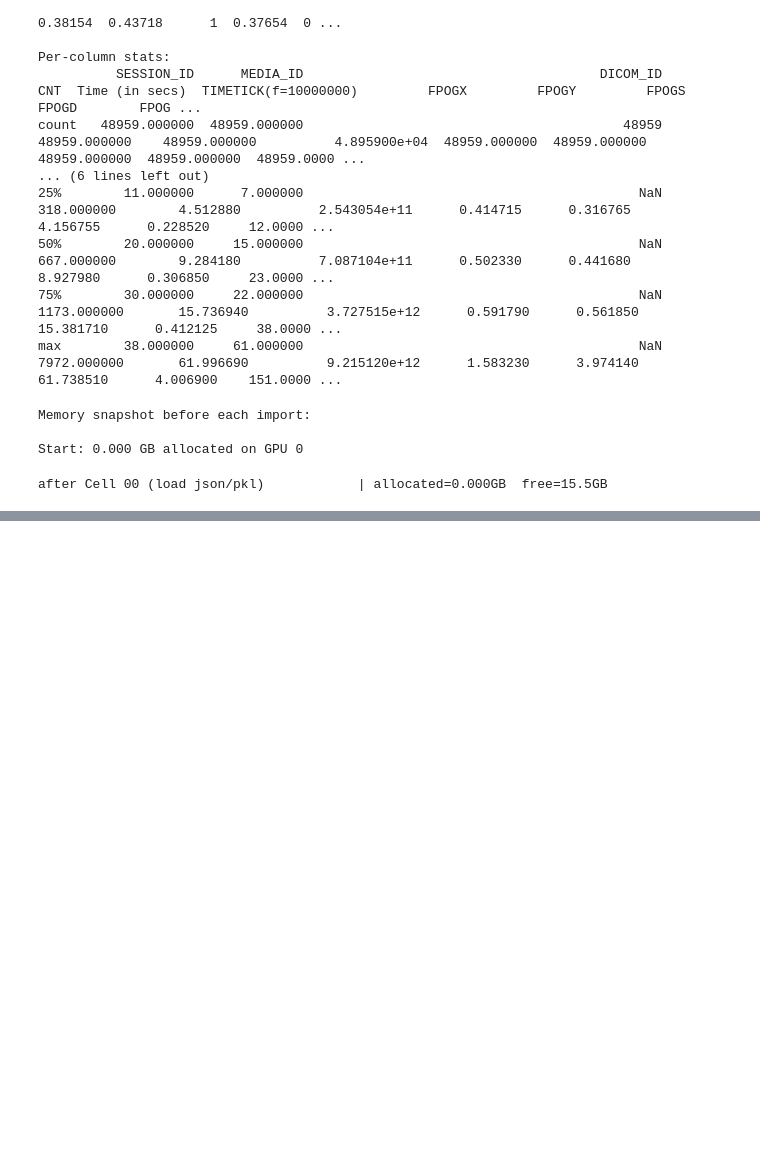
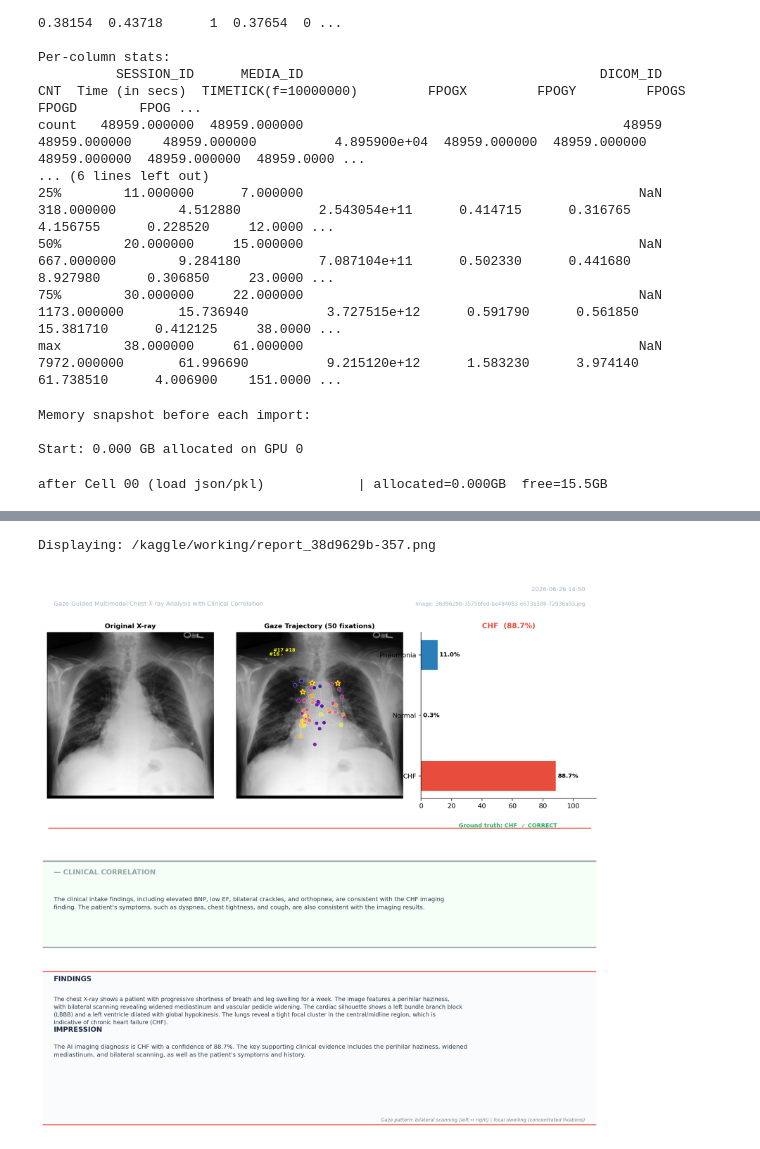
Before and after one commit to vdadithya2002/Internship, a Jupyter notebook: report-generation.ipynb, the cells around one changed output, grey strips where cells are left out. Drawn from its saved outputs; the diff is of its cells as text; code cells hidden in the pictures; blank space fills up the shorter version.

```diff
--- a/report-generation.ipynb
+++ b/report-generation.ipynb
@@ -1336,0 +1318,18 @@ result = run_full_report(image_index=0, clinical_intake=pneumonia_intake)
+# %%
+# Force-display the generated PNG file directly in the notebook
+from IPython.display import Image, display
+import os
+
+# Get the last generated report from your working directory
+working_dir = "/kaggle/working"
+reports = [f for f in os.listdir(working_dir) if f.startswith("report_") and f.endswith(".png")]
+
+if reports:
+    latest_report = os.path.join(working_dir, sorted(reports)[-1])
+    print(f"Displaying: {latest_report}")
+    display(Image(filename=latest_report))
+else:
+    print("No report image found in /kaggle/working yet. Make sure to run your execution cell first!")
+# %% [output]
+Displaying: /kaggle/working/report_38d9629b-357.png
+[figure, added]
```
Also changed, not shown: parts of 19 cells of this notebook.
